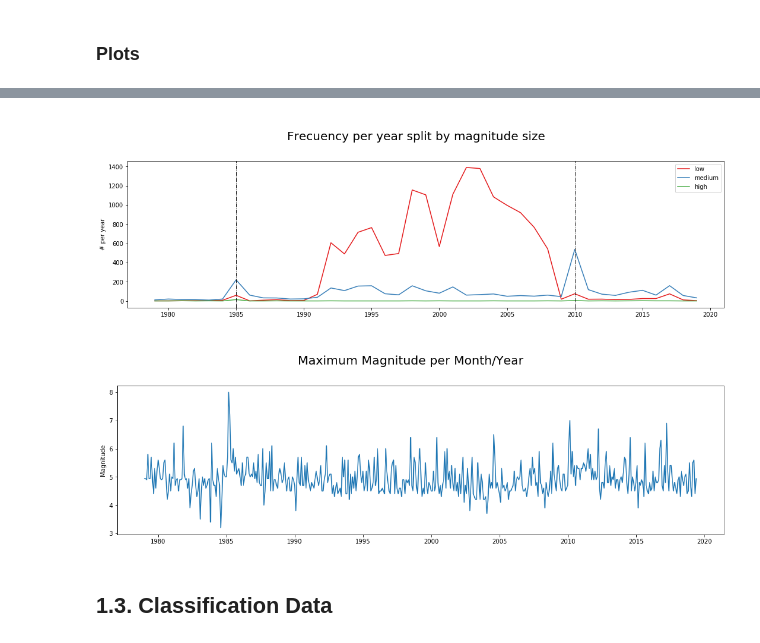
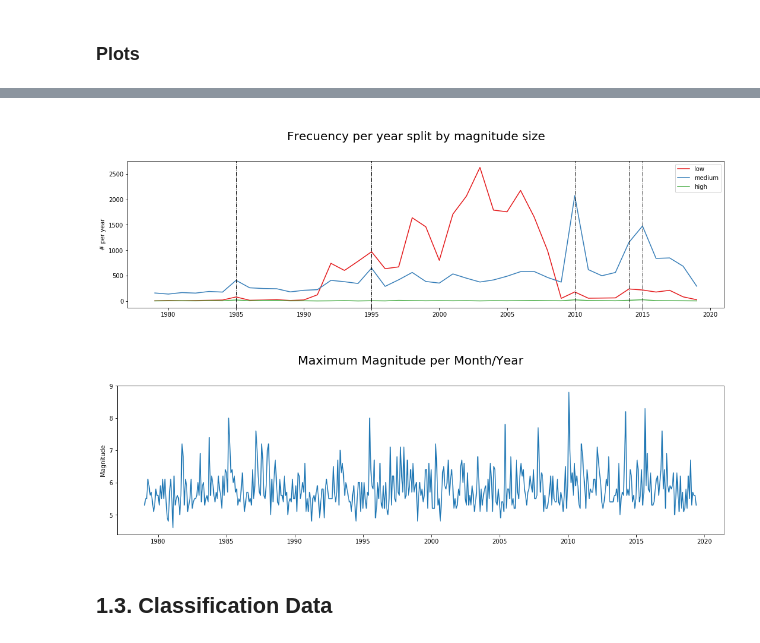
Before and after one commit to HitosVilla/TFM_Earthquake_Prediction, a Jupyter notebook: TFM_Memo.ipynb, the cells around one changed output, grey strips where cells are left out. Saved outputs shown, nothing was run; the diff lists cells and outputs as text; code cells hidden in the pictures.

```diff
--- a/TFM_Memo.ipynb
+++ b/TFM_Memo.ipynb
@@ -30,7 +30,7 @@ all_months = list of all months from  January 1979 to June 2019
 File:      ~/PycharmProjects/TFM_Earthquake/Earthquake_Prediction/models/read_data.py
 Type:      function
 # %%
-sismos, all_months = read_data.read_data_common('./data/')
+sismos, all_months = read_data.read_data_common('./data/earthquake.csv')
 # %% [markdown]
 Information related to earthquakes from 1979 until 2019
 # %%
@@ -143,16 +124,18 @@ time_series_magnitude =  time series (frequency = month/yeam, data = maximum mag
 File:      ~/PycharmProjects/TFM_Earthquake/Earthquake_Prediction/models/read_data.py
 Type:      function
 # %%
-frequency_year, mag_ym = read_data.read_data_time_series('./data/')
+frequency_year, mag_ym = read_data.read_data_time_series('./data/earthquake.csv')
 # %%
-common.plot_time_series_with_big_earthquakes('\nFrecuency per year split by magnitude size', '# per year',
-                                     'year',frequency_year,'magcount','magtype',sismos)
+common.plot_time_series_with_big_earthquakes('\nFrecuency per year split by magnitude size', '# per year','year',
+                                             frequency_year,
+                                             'magcount','magtype',
+                                             sismos[sismos['mag'] > 7.8])
 # %% [output]
-[figure, old version]
+[figure, new version]
 # %%
 common.plot(mag_ym.index, mag_ym['mag'], 'Magnitude', '\nMaximum Magnitude per Month/Year')
 # %% [output]
-[figure, old version]
+[figure, new version]
 # %% [markdown]
 ## 1.3. Classification Data
 # %%
```
Also changed, not shown: parts of 51 cells of this notebook, 9 other files.
